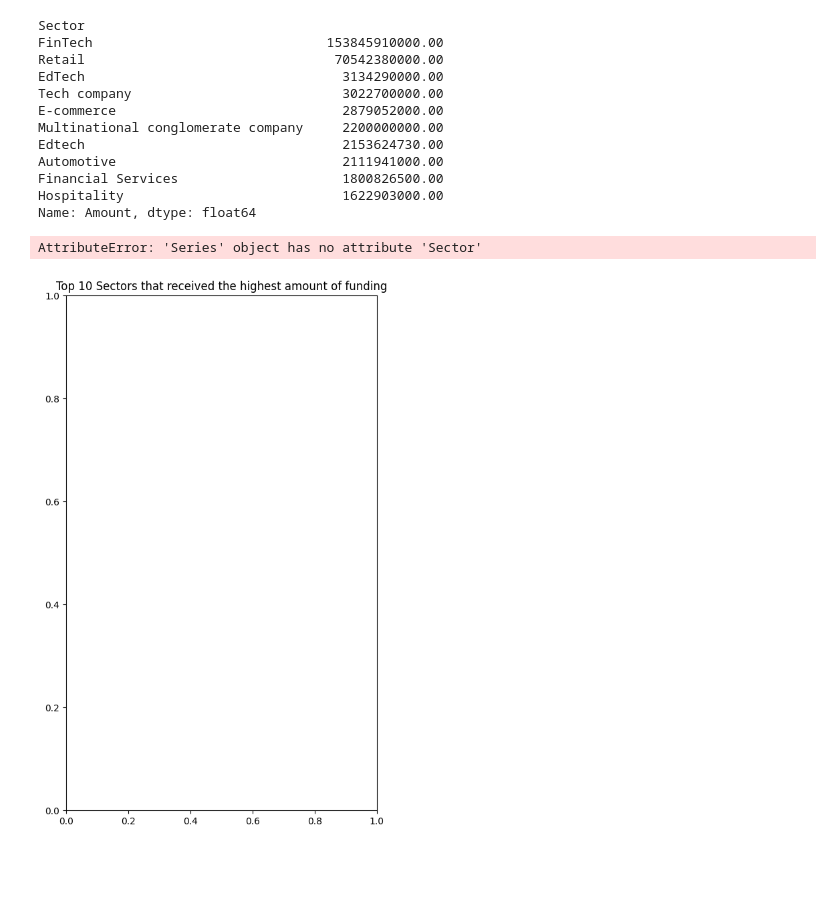
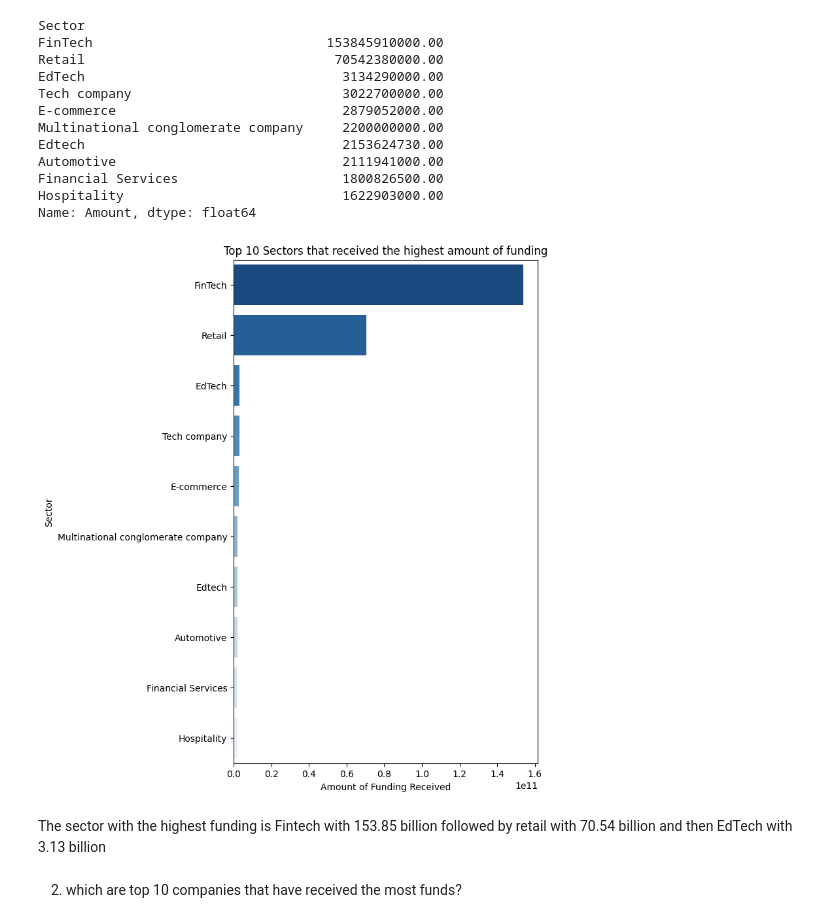
Before and after one commit to susanlazaro/LP1-sojourn, a Jupyter notebook: notebook.ipynb, the cells around one changed output. Saved outputs shown, nothing was run; the diff lists cells and outputs as text; code cells hidden in the pictures; blank space fills up the shorter version.

```diff
--- a/notebook.ipynb
+++ b/notebook.ipynb
@@ -1378,11 +1399,17 @@ Name: Amount, dtype: float64
 # %%
 plt.figure(figsize=(6, 10))
 
+
+custom_palette = sns.color_palette("Blues_r", n_colors=len(top_10_sectors))
+
 plt.title('Top 10 Sectors that received the highest amount of funding')
-sns.barplot(y=top_10_sectors.index, x=top_10_sectors, palette='Blues')
+sns.barplot(y=top_10_sectors.index, x=top_10_sectors, palette=custom_palette)
 plt.xlabel('Amount of Funding Received')
 plt.ylabel('Sector')
 plt.show()
 # %% [output]
-AttributeError: 'Series' object has no attribute 'Sector'
-[figure, old version]
+[figure, new version]
+# %% [markdown]
+The sector with the highest funding is Fintech with 153.85 billion followed by retail with 70.54 billion and then EdTech with 3.13 billion
+# %% [markdown]
+2. which are top 10 companies that have received the most funds?
```
Also changed, not shown: parts of 27 cells of this notebook.
